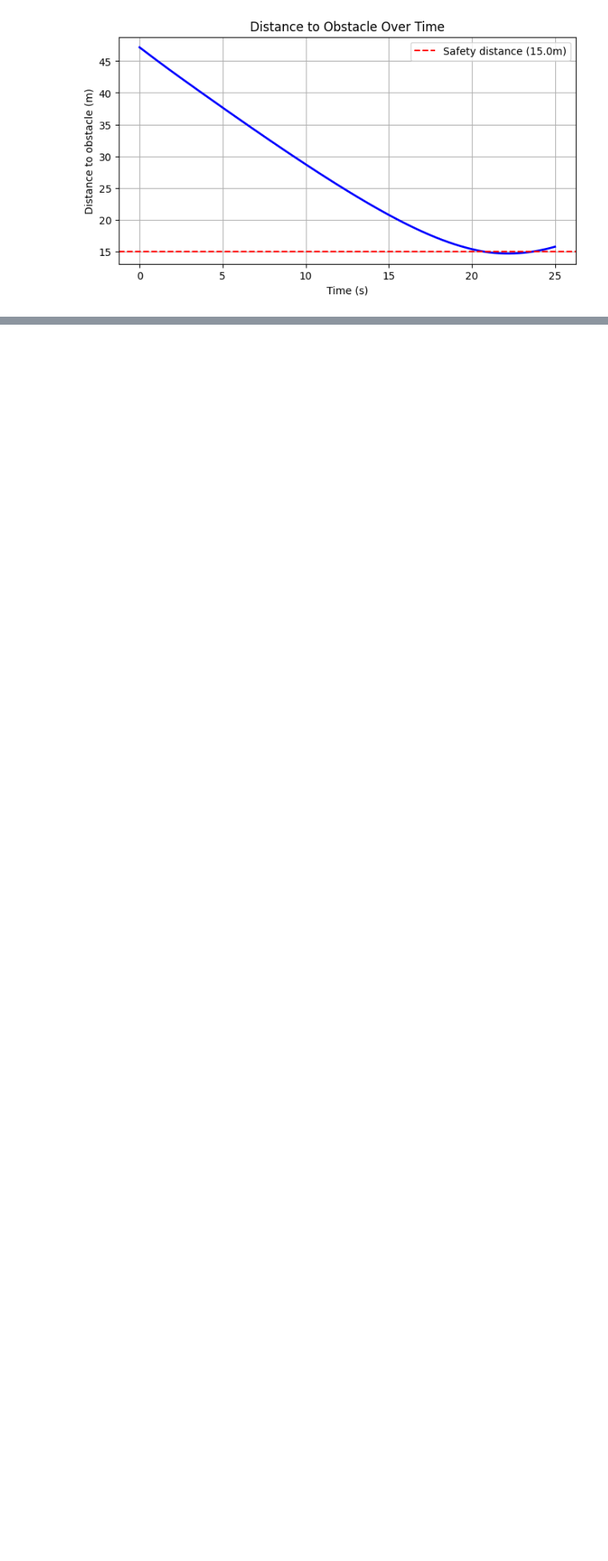
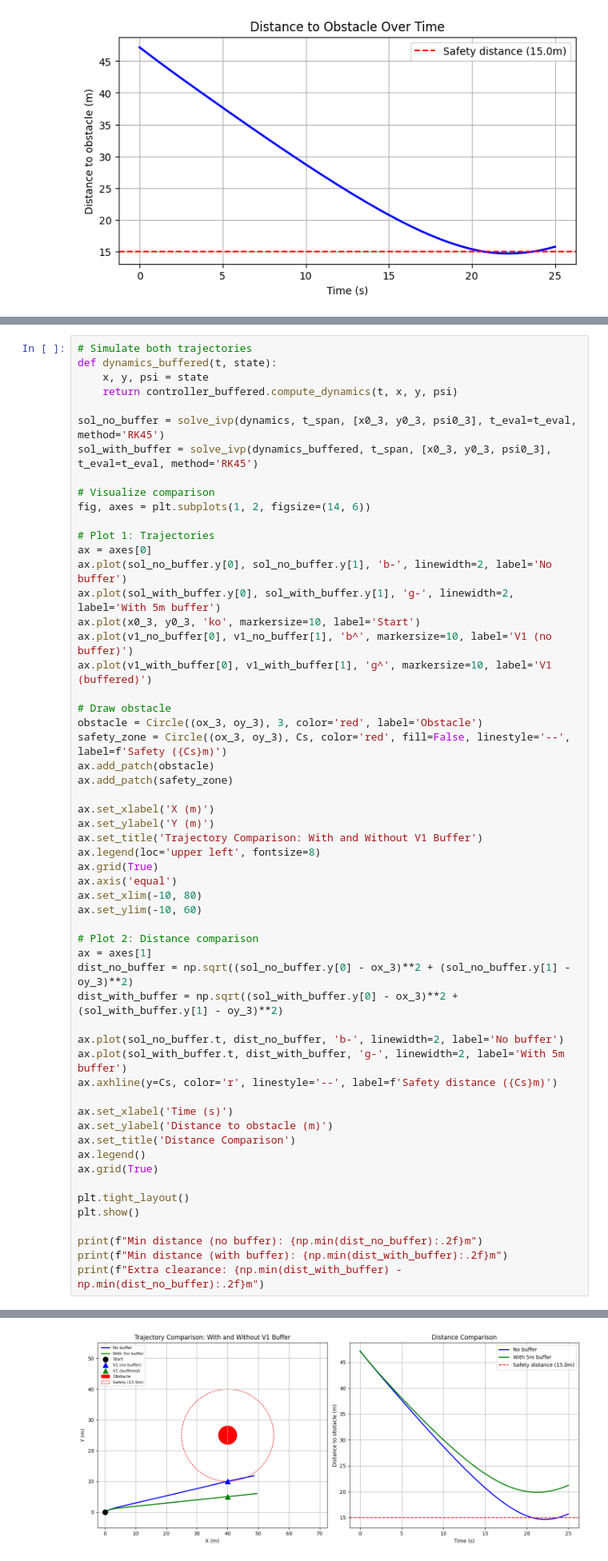
Before and after one commit to michaelstolberger27/colav-controllers, a Jupyter notebook: notebooks/collision_avoidance_demo.ipynb, the cells around one changed output, grey strips where cells are left out. Shown at 80% size. Drawn from its saved outputs; the diff is of its cells as text; blank space fills up the shorter version.

```diff
--- a/notebooks/collision_avoidance_demo.ipynb
+++ b/notebooks/collision_avoidance_demo.ipynb
@@ -197,0 +238,57 @@ Ignoring fixed y limits to fulfill fixed data aspect with adjustable data limits
+# %%
+# Simulate both trajectories
+def dynamics_buffered(t, state):
+    x, y, psi = state
+    return controller_buffered.compute_dynamics(t, x, y, psi)
+
+sol_no_buffer = solve_ivp(dynamics, t_span, [x0_3, y0_3, psi0_3], t_eval=t_eval, method='RK45')
+sol_with_buffer = solve_ivp(dynamics_buffered, t_span, [x0_3, y0_3, psi0_3], t_eval=t_eval, method='RK45')
+
+# Visualize comparison
+fig, axes = plt.subplots(1, 2, figsize=(14, 6))
+
+# Plot 1: Trajectories
+ax = axes[0]
+ax.plot(sol_no_buffer.y[0], sol_no_buffer.y[1], 'b-', linewidth=2, label='No buffer')
+ax.plot(sol_with_buffer.y[0], sol_with_buffer.y[1], 'g-', linewidth=2, label='With 5m buffer')
+ax.plot(x0_3, y0_3, 'ko', markersize=10, label='Start')
+ax.plot(v1_no_buffer[0], v1_no_buffer[1], 'b^', markersize=10, label='V1 (no buffer)')
+ax.plot(v1_with_buffer[0], v1_with_buffer[1], 'g^', markersize=10, label='V1 (buffered)')
+
+# Draw obstacle
+obstacle = Circle((ox_3, oy_3), 3, color='red', label='Obstacle')
+safety_zone = Circle((ox_3, oy_3), Cs, color='red', fill=False, linestyle='--', label=f'Safety ({Cs}m)')
+ax.add_patch(obstacle)
+ax.add_patch(safety_zone)
+
+ax.set_xlabel('X (m)')
+ax.set_ylabel('Y (m)')
+ax.set_title('Trajectory Comparison: With and Without V1 Buffer')
+ax.legend(loc='upper left', fontsize=8)
+ax.grid(True)
+ax.axis('equal')
+ax.set_xlim(-10, 80)
+ax.set_ylim(-10, 60)
+
+# Plot 2: Distance comparison
+ax = axes[1]
+dist_no_buffer = np.sqrt((sol_no_buffer.y[0] - ox_3)**2 + (sol_no_buffer.y[1] - oy_3)**2)
+dist_with_buffer = np.sqrt((sol_with_buffer.y[0] - ox_3)**2 + (sol_with_buffer.y[1] - oy_3)**2)
+
+ax.plot(sol_no_buffer.t, dist_no_buffer, 'b-', linewidth=2, label='No buffer')
+ax.plot(sol_with_buffer.t, dist_with_buffer, 'g-', linewidth=2, label='With 5m buffer')
+ax.axhline(y=Cs, color='r', linestyle='--', label=f'Safety distance ({Cs}m)')
+
+ax.set_xlabel('Time (s)')
+ax.set_ylabel('Distance to obstacle (m)')
+ax.set_title('Distance Comparison')
+ax.legend()
+ax.grid(True)
+
+plt.tight_layout()
+plt.show()
+
+print(f"Min distance (no buffer): {np.min(dist_no_buffer):.2f}m")
+print(f"Min distance (with buffer): {np.min(dist_with_buffer):.2f}m")
+print(f"Extra clearance: {np.min(dist_with_buffer) - np.min(dist_no_buffer):.2f}m")
+# %% [output]
@@ -197,0 +297 @@ Ignoring fixed y limits to fulfill fixed data aspect with adjustable data limits
+[figure, added]
```
Also changed, not shown: parts of 17 cells of this notebook, 1 other file.
